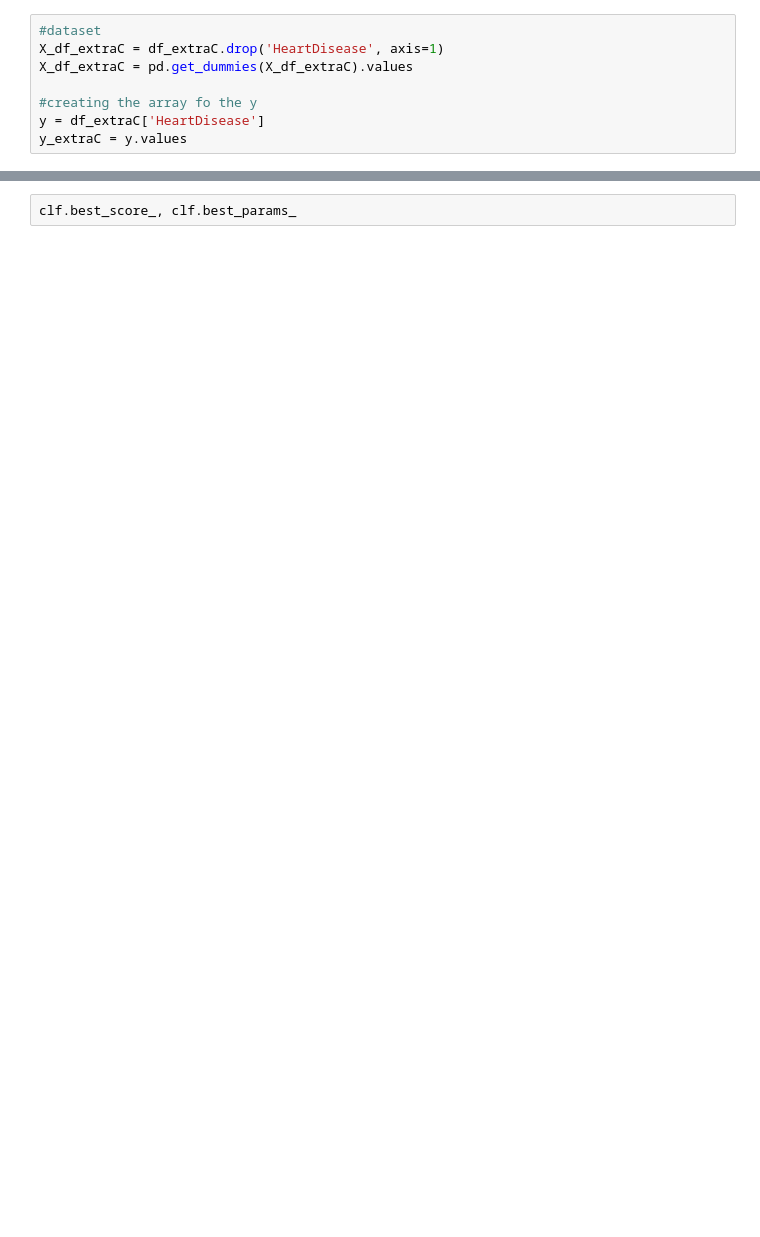
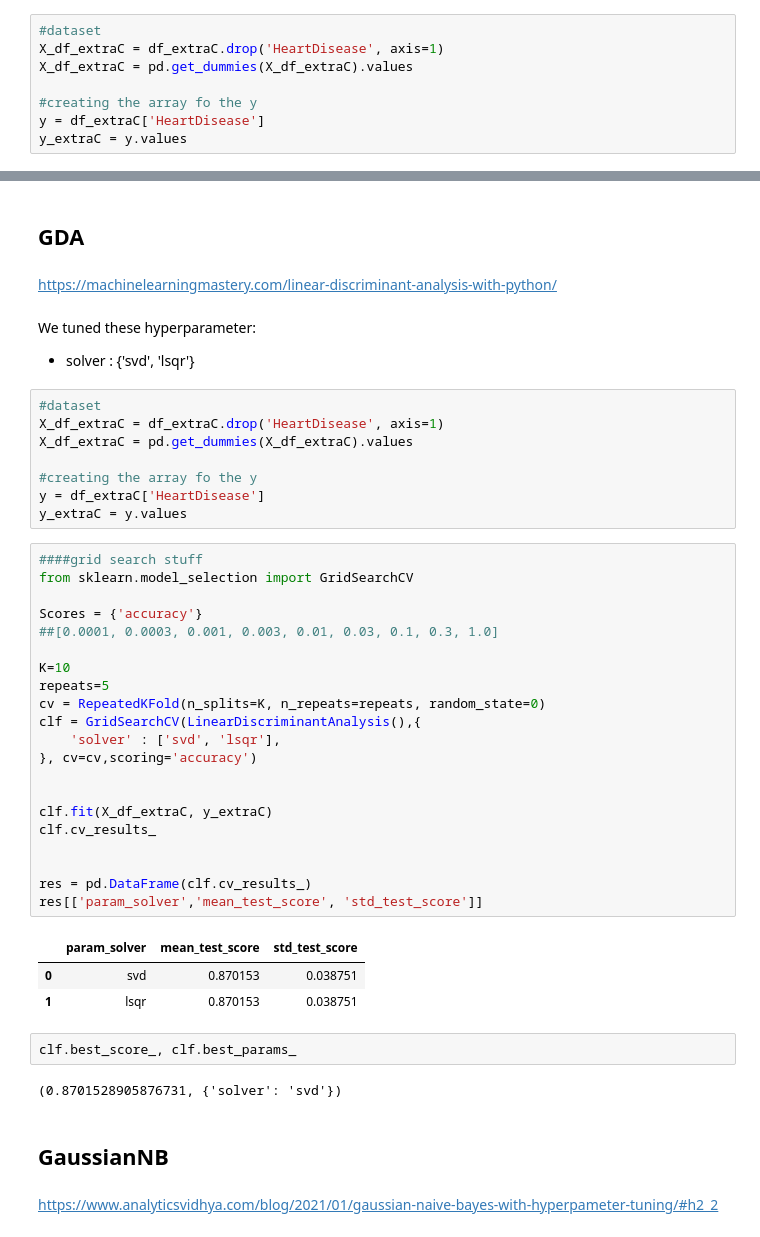
Before and after one commit to MichaelPlug/FDS_Project_HFD, a Jupyter notebook: Project_notebook.ipynb, the cells around one changed output, grey strips where cells are left out. Drawn from its saved outputs; the diff is of its cells as text; blank space fills up the shorter version.

```diff
--- a/Project_notebook.ipynb
+++ b/Project_notebook.ipynb
@@ -752,2 +1172,48 @@ res[['param_max_iter','param_C','mean_test_score','std_test_score']]
-# %%
-clf.best_score_, clf.best_params_
+# %% [markdown]
+## GDA
+# %% [markdown]
+https://machinelearningmastery.com/linear-discriminant-analysis-with-python/
+# %% [markdown]
+We tuned these hyperparameter:
+- solver : {'svd', 'lsqr'}
+# %%
+#dataset
+X_df_extraC = df_extraC.drop('HeartDisease', axis=1)
+X_df_extraC = pd.get_dummies(X_df_extraC).values
+
+#creating the array fo the y
+y = df_extraC['HeartDisease']
+y_extraC = y.values
+# %%
+####grid search stuff
+from sklearn.model_selection import GridSearchCV
+
+Scores = {'accuracy'}
+##[0.0001, 0.0003, 0.001, 0.003, 0.01, 0.03, 0.1, 0.3, 1.0]
+
+K=10
+repeats=5
+cv = RepeatedKFold(n_splits=K, n_repeats=repeats, random_state=0)
+clf = GridSearchCV(LinearDiscriminantAnalysis(),{
+    'solver' : ['svd', 'lsqr'],
+}, cv=cv,scoring='accuracy')
+
+
+clf.fit(X_df_extraC, y_extraC)
+clf.cv_results_
+
+
+res = pd.DataFrame(clf.cv_results_)
+res[['param_solver','mean_test_score', 'std_test_score']]
+# %% [output]
+|  | param_solver | mean_test_score | std_test_score |
+| 0 | svd | 0.870153 | 0.038751 |
+| 1 | lsqr | 0.870153 | 0.038751 |
+# %%
+clf.best_score_, clf.best_params_
+# %% [output]
+(0.8701528905876731, {'solver': 'svd'})
+# %% [markdown]
+## GaussianNB
+# %% [markdown]
+https://www.analyticsvidhya.com/blog/2021/01/gaussian-naive-bayes-with-hyperpameter-tuning/#h2_2
```
Also changed, not shown: parts of 98 cells of this notebook.
